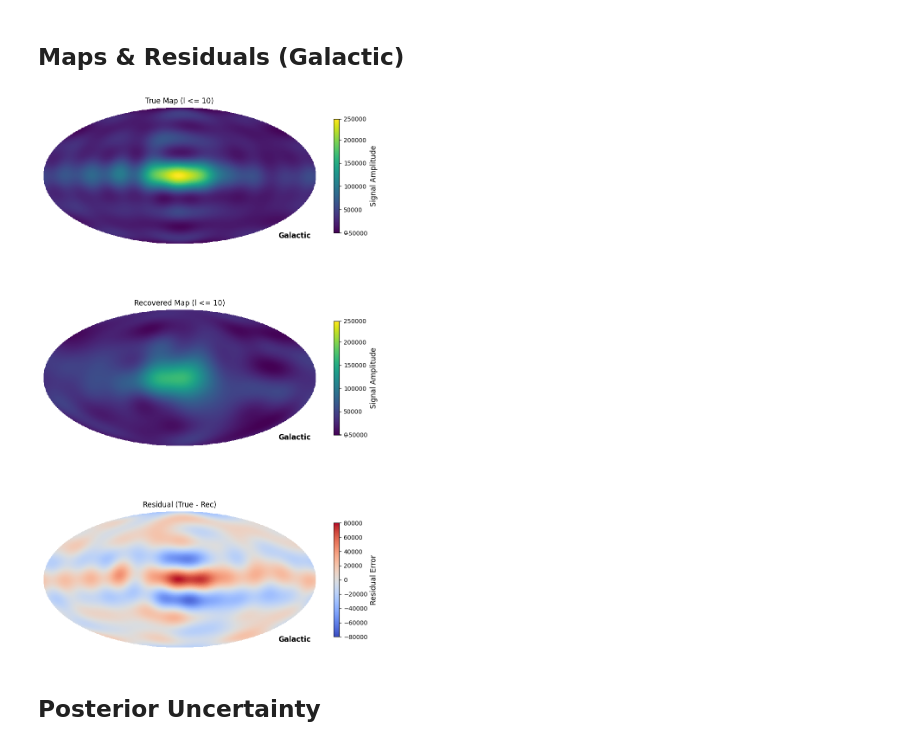
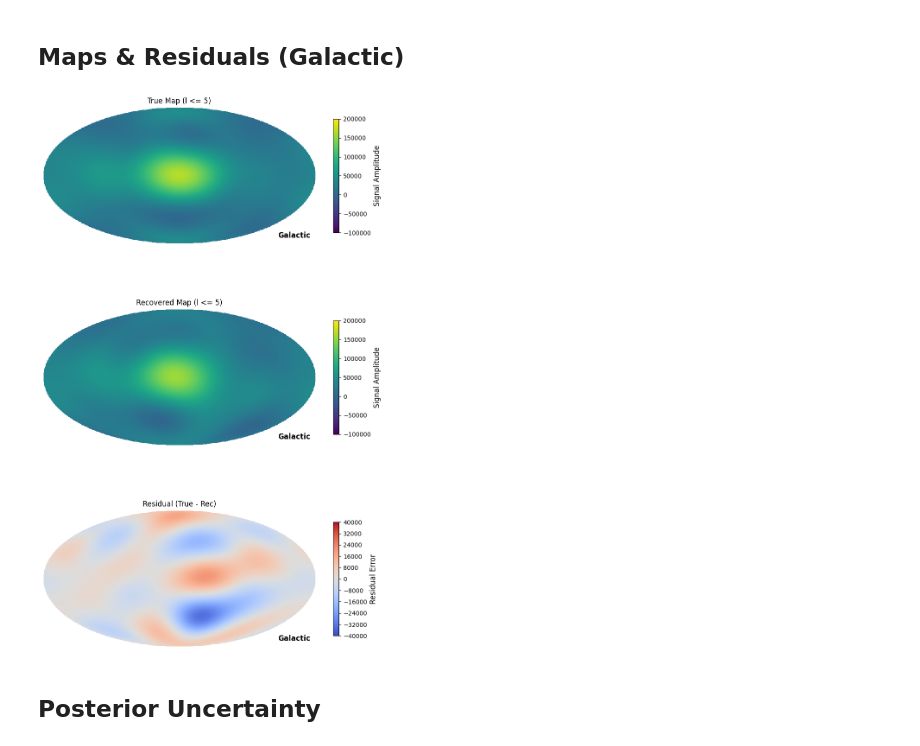
Before and after one commit to MIST-Experiment/mistsim, a Jupyter notebook: notebooks/mapmaking/notebooks_out/mars-csa2022-dip-mars-mono-analytic-nv-dip-nv-mono-analytic.ipynb, the cells around one changed output. Saved outputs shown, nothing was run; the diff lists cells and outputs as text; code cells hidden in the pictures.

```diff
--- a/notebooks/mapmaking/notebooks_out/mars-csa2022-dip-mars-mono-analytic-nv-dip-nv-mono-analytic.ipynb
+++ b/notebooks/mapmaking/notebooks_out/mars-csa2022-dip-mars-mono-analytic-nv-dip-nv-mono-analytic.ipynb
@@ -76,12 +78,12 @@ plt.show()
 ## Maps & Residuals (Galactic)
 # %%
 fig = msplt.plot_maps_and_residuals(
-    x_true, x_rec, lmax, plot_lmax=10,
+    x_true, x_rec, lmax, plot_lmax=5,
     nside=128, plot_galactic=True
 )
 plt.show()
 # %% [output]
-[figure, old version]
+[figure, new version]
 # %% [markdown]
 ## Posterior Uncertainty
 # %%
```
Also changed, not shown: parts of 2 cells of this notebook, 2 other files.
